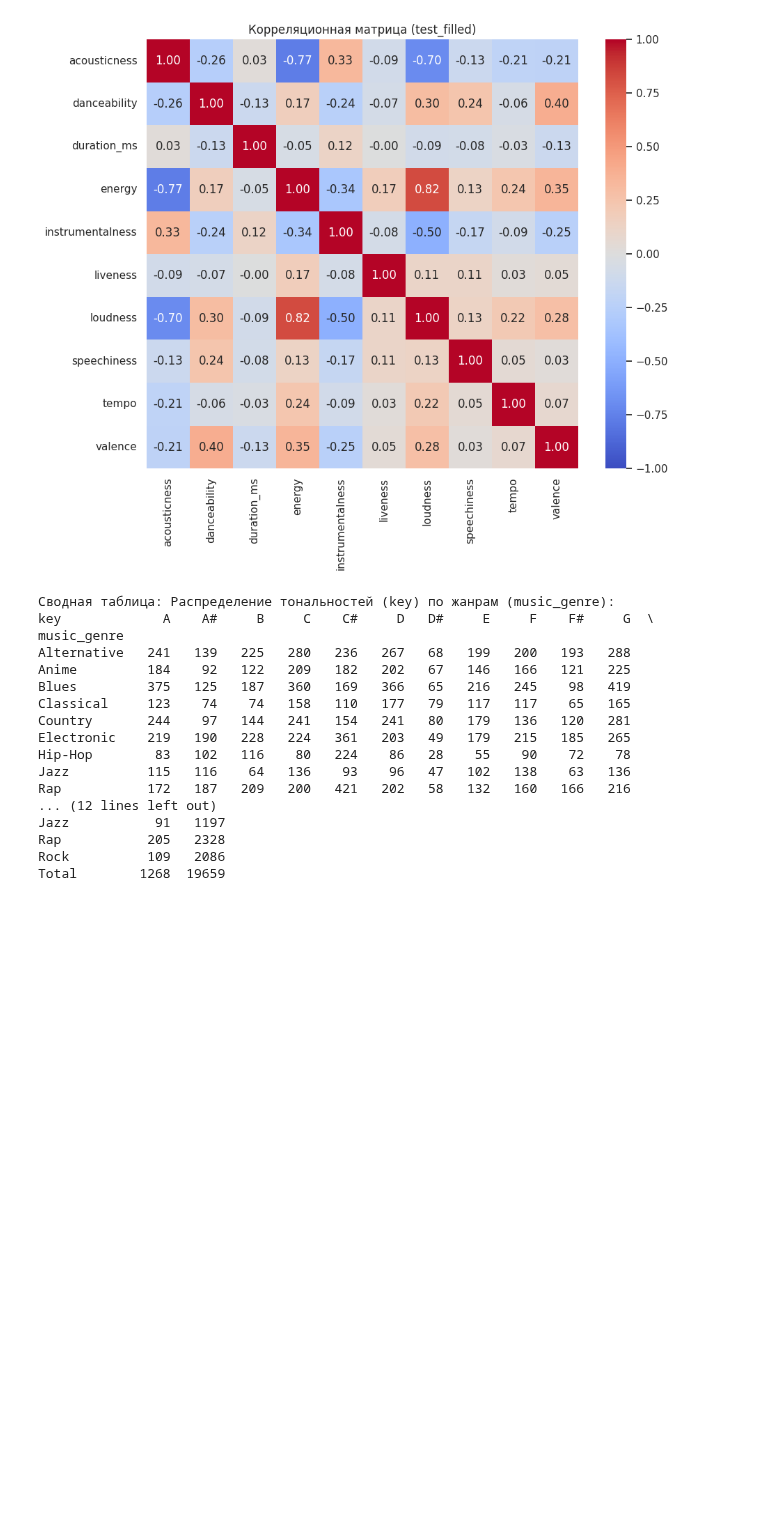
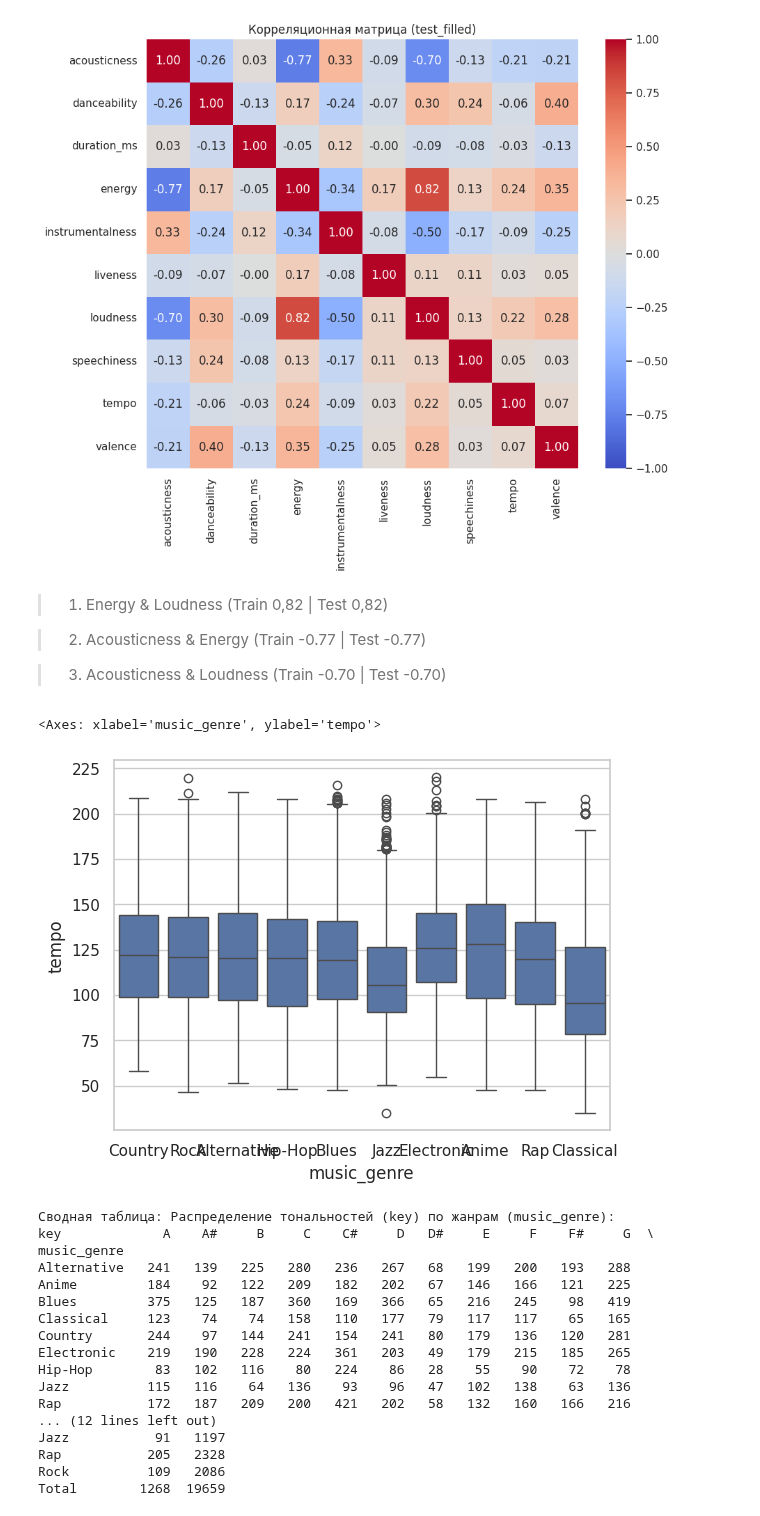
Before and after one commit to iZemenkov/HSE-ML-TEAM-4, a Jupyter notebook: Project_Music_genre_prediction.ipynb, the cells around one changed output. Saved outputs shown, nothing was run; the diff lists cells and outputs as text; code cells hidden in the pictures; blank space fills up the shorter version.

```diff
--- a/Project_Music_genre_prediction.ipynb
+++ b/Project_Music_genre_prediction.ipynb
@@ -471,6 +475,21 @@ plt.title('Корреляционная матрица (test_filled)')
 plt.show()
 # %% [output]
 [figure]
+# %% [markdown]
+
+
+> 1. Energy & Loudness (Train 0,82 | Test 0,82)
+
+
+> 2. Acousticness & Energy (Train -0.77 | Test -0.77)
+
+
+> 3. Acousticness & Loudness (Train -0.70 | Test	-0.70)
+# %%
+sns.boxplot(data=train_filled, x='music_genre', y='tempo')
+# %% [output]
+<Axes: xlabel='music_genre', ylabel='tempo'>
+[figure, added]
 # %%
 pivot_table = pd.crosstab(train['music_genre'], train['key'], margins=True, margins_name='Total')
 
```
Also changed, not shown: parts of 1 cell of this notebook.
